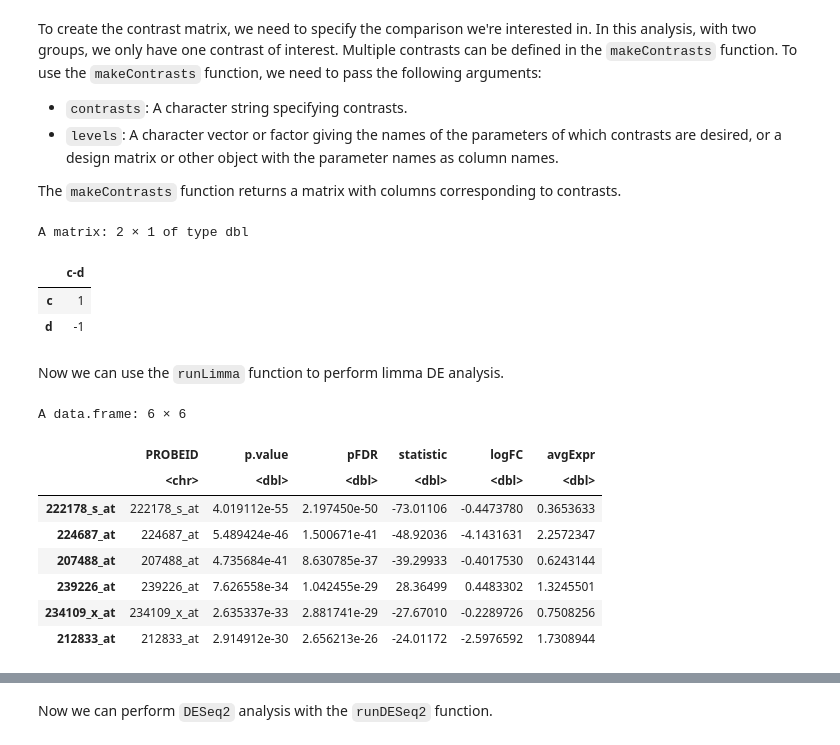
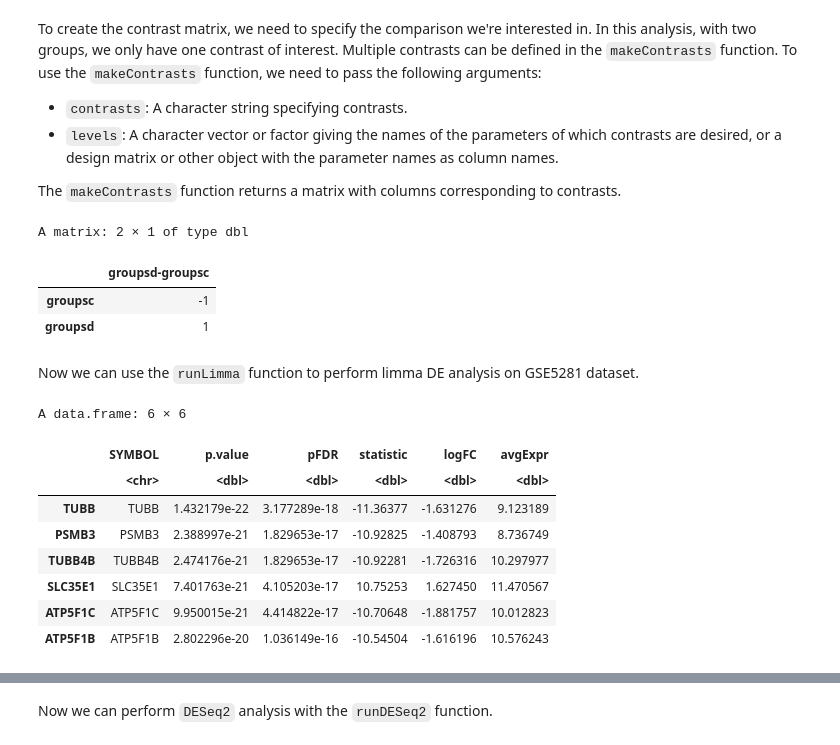
Before and after one commit to NIGMS/Consensus-Pathway-Analysis-in-the-Cloud, a Jupyter notebook: Module02-DE_Analysis.ipynb, the cells around one changed output, grey strips where cells are left out. Saved outputs shown, nothing was run; the diff lists cells and outputs as text; code cells hidden in the pictures.

```diff
--- a/Module02-DE_Analysis.ipynb
+++ b/Module02-DE_Analysis.ipynb
@@ -61 +125,12 @@ groups <- factor(groups)
+# %%
+# Extract necessary data for Gene Differential Analysis of the GSE5281 dataset
+gse5281_anno <- data.frame(
+  sample = colnames(gse5281_expr),
+  group = gse5281_samples$condition
+)
+# Extract necessary data for Gene Differential Analysis of the GSA153873 dataset
+gse153873_anno <- data.frame(
+  sample = colnames(gse153873_count),
+  group = gse153873_samples$condition
+)
 # %% [markdown]
@@ -104,8 +179,8 @@ To perform the `limma` analysis, we will utilize the `runLimma` function provide
 #' @param contrast A matrix or data frame defining the contrasts of interest for the differential expression analysis. Each row represents a contrast.
 #' @return A list containing a limma-fitted model and an analysis result dataframe.
 
-# runLimma function for differential expression analysis using limma package
 runLimma <- function(normExprs, design, contrast) {
+    # if (max(normExprs) > 100) normExprs <- log2(normExprs + 1)
 
     # Fit a linear model
     fit <- lmFit(object = normExprs, design = design)
@@ -117,14 +192,14 @@ runLimma <- function(normExprs, design, contrast) {
     # Extract results and additional information
     DERes <- topTable(fit, coef = 1, number = nrow(normExprs), confint=TRUE)
 
-    DERes$PROBEID <- rownames(DERes)
+    DERes$SYMBOL <- rownames(DERes)
     DERes$p.value <- DERes$P.Value
     DERes$statistic <- DERes$t
     DERes$avgExpr <- DERes$AveExpr
     DERes$pFDR <- DERes$adj.P.Val
 
     # Return a dataframe containing limma results
-    limma_res = DERes[, c("PROBEID", "p.value", "pFDR", "statistic", "logFC", "avgExpr")]
+    limma_res = DERes[, c("SYMBOL", "p.value", "pFDR", "statistic", "logFC", "avgExpr")]
 
 }
 # %% [markdown]
@@ -132,8 +207,7 @@ To use the `runLimma` function, we need to set up the design and contrast matric
 # %%
-# groups <- factor(groups$groups)
+groups <- factor(gse5281_anno$group)
 # Create design matrix with no intercept
 design <- model.matrix(object = ~0 + groups)
-colnames(design) <- levels(groups)
 head(design)
 # %% [output]
 A matrix: 6 × 2 of type dbl
@@ -154,28 +228,28 @@ To use the `makeContrasts` function, we need to pass the following arguments:
 The `makeContrasts` function returns a matrix with columns corresponding to contrasts.
 # %%
 # Set up contrasts of interest and recalculate model coefficients
-cts <- paste("c", "d", sep = "-")
-cont.matrix <- makeContrasts(contrasts = cts, levels = design)
+cont.matrix <- limma::makeContrasts("groupsd-groupsc", levels = design)
 cont.matrix
 # %% [output]
 A matrix: 2 × 1 of type dbl
-|  | c-d |
-| c | 1 |
-| d | -1 |
+|  | groupsd-groupsc |
+| groupsc | -1 |
+| groupsd | 1 |
 # %% [markdown]
-Now we can use the `runLimma` function to perform limma DE analysis.
+Now we can use the `runLimma` function to perform limma DE analysis on GSE5281 dataset.
 # %%
+gse5281_expr_normalized <- log2(gse5281_expr + 1)
 # Run limma analysis using runLimma function
-limma_results <- runLimma(normExprs = norm_expression_data, design = design, contrast = cont.matrix)
+gse5281LimmaRes <- runLimma(normExprs = gse5281_expr_normalized, design = design, contrast = cont.matrix)
 # Print some top genes of limma result
-head(limma_results[order(limma_results$pFDR), ])
+head(gse5281LimmaRes[order(gse5281LimmaRes$pFDR), ])
 # %% [output]
 A data.frame: 6 × 6
-|  | PROBEID | p.value | pFDR | statistic | logFC | avgExpr |
+|  | SYMBOL | p.value | pFDR | statistic | logFC | avgExpr |
 |  | <chr> | <dbl> | <dbl> | <dbl> | <dbl> | <dbl> |
-| 222178_s_at | 222178_s_at | 4.019112e-55 | 2.197450e-50 | -73.01106 | -0.4473780 | 0.3653633 |
-| 224687_at | 224687_at | 5.489424e-46 | 1.500671e-41 | -48.92036 | -4.1431631 | 2.2572347 |
-| 207488_at | 207488_at | 4.735684e-41 | 8.630785e-37 | -39.29933 | -0.4017530 | 0.6243144 |
-| 239226_at | 239226_at | 7.626558e-34 | 1.042455e-29 | 28.36499 | 0.4483302 | 1.3245501 |
-| 234109_x_at | 234109_x_at | 2.635337e-33 | 2.881741e-29 | -27.67010 | -0.2289726 | 0.7508256 |
-| 212833_at | 212833_at | 2.914912e-30 | 2.656213e-26 | -24.01172 | -2.5976592 | 1.7308944 |
+| TUBB | TUBB | 1.432179e-22 | 3.177289e-18 | -11.36377 | -1.631276 | 9.123189 |
+| PSMB3 | PSMB3 | 2.388997e-21 | 1.829653e-17 | -10.92825 | -1.408793 | 8.736749 |
+| TUBB4B | TUBB4B | 2.474176e-21 | 1.829653e-17 | -10.92281 | -1.726316 | 10.297977 |
+| SLC35E1 | SLC35E1 | 7.401763e-21 | 4.105203e-17 | 10.75253 | 1.627450 | 11.470567 |
+| ATP5F1C | ATP5F1C | 9.950015e-21 | 4.414822e-17 | -10.70648 | -1.881757 | 10.012823 |
+| ATP5F1B | ATP5F1B | 2.802296e-20 | 1.036149e-16 | -10.54504 | -1.616196 | 10.576243 |
```
Also changed, not shown: parts of 124 cells of this notebook, 10 other files.
